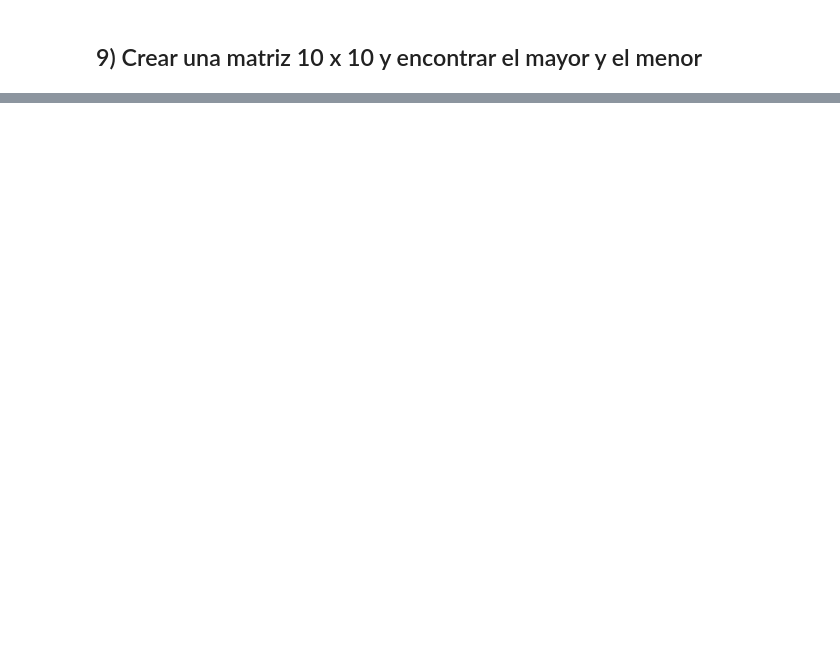
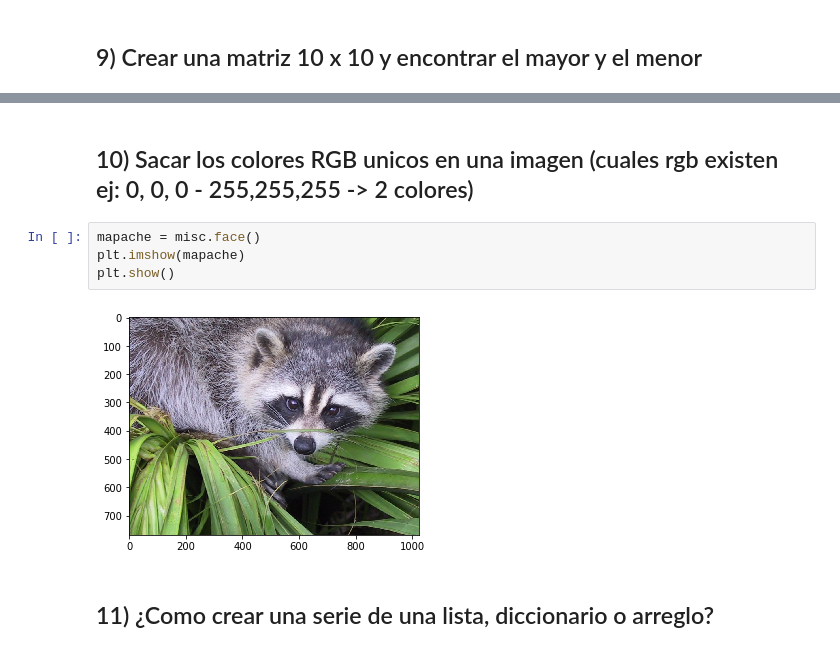
Before and after one commit to alexolmedo/2018-B-GR1-Python, a Jupyter notebook: examen-01/examen.ipynb, the cells around one changed output, grey strips where cells are left out. Cells and saved outputs as stored; diff of their text form; blank space fills up the shorter version.

```diff
--- a/examen-01/examen.ipynb
+++ b/examen-01/examen.ipynb
@@ -88,0 +92,10 @@ Menor: 17
+# %% [markdown]
+## 10) Sacar los colores RGB unicos en una imagen (cuales rgb existen ej: 0, 0, 0 - 255,255,255 -> 2 colores)
+# %%
+mapache = misc.face()
+plt.imshow(mapache)
+plt.show()
+# %% [output]
+[figure, added]
+# %% [markdown]
+## 11) ¿Como crear una serie de una lista, diccionario o arreglo?
```
Also changed, not shown: parts of 7 cells of this notebook.
